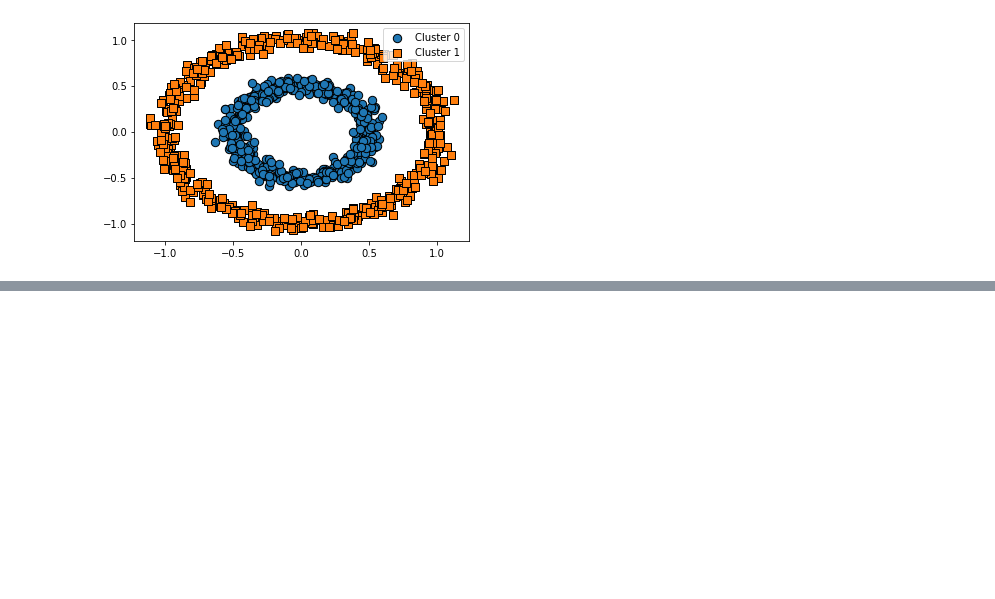
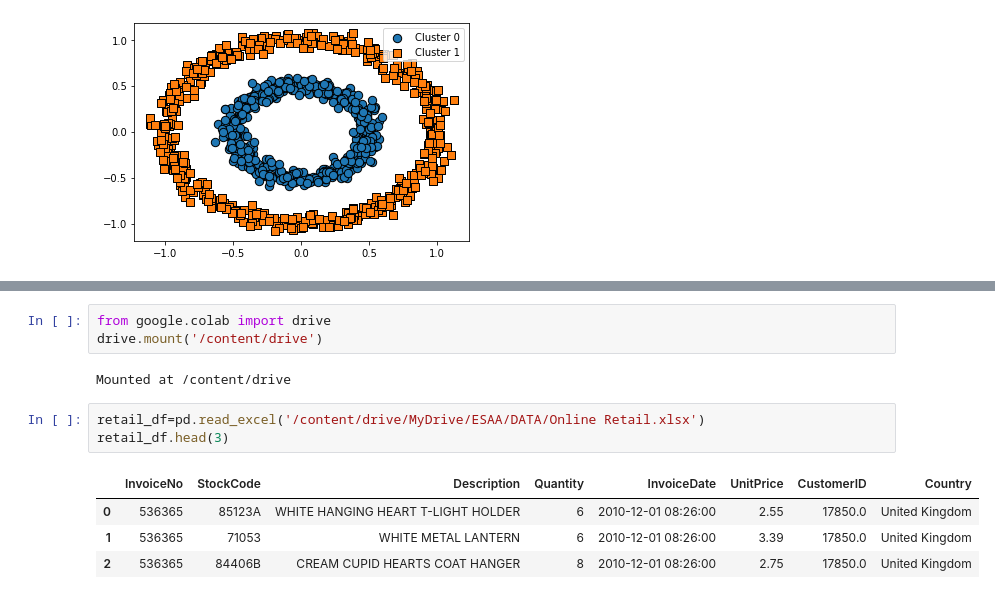
Before and after one commit to chacha715/ESA, a Jupyter notebook: 군집화.ipynb, the cells around one changed output, grey strips where cells are left out. Cells and saved outputs as stored; diff of their text form; blank space fills up the shorter version.

Commit message:
Colaboratory를 통해 생성됨

```diff
--- a/군집화.ipynb
+++ b/군집화.ipynb
@@ -655,0 +671,13 @@ visualize_cluster_plot(dbscan, clusterDF, 'dbscan_cluster', iscenter=False)
+# %%
+from google.colab import drive
+drive.mount('/content/drive')
+# %% [output]
+Mounted at /content/drive
+# %%
+retail_df=pd.read_excel('/content/drive/MyDrive/ESAA/DATA/Online Retail.xlsx')
+retail_df.head(3)
+# %% [output]
+|  | InvoiceNo | StockCode | Description | Quantity | InvoiceDate | UnitPrice | CustomerID | Country |
+| 0 | 536365 | 85123A | WHITE HANGING HEART T-LIGHT HOLDER | 6 | 2010-12-01 08:26:00 | 2.55 | 17850.0 | United Kingdom |
+| 1 | 536365 | 71053 | WHITE METAL LANTERN | 6 | 2010-12-01 08:26:00 | 3.39 | 17850.0 | United Kingdom |
+| 2 | 536365 | 84406B | CREAM CUPID HEARTS COAT HANGER | 8 | 2010-12-01 08:26:00 | 2.75 | 17850.0 | United Kingdom |
```
Also changed, not shown: parts of 20 cells of this notebook.
